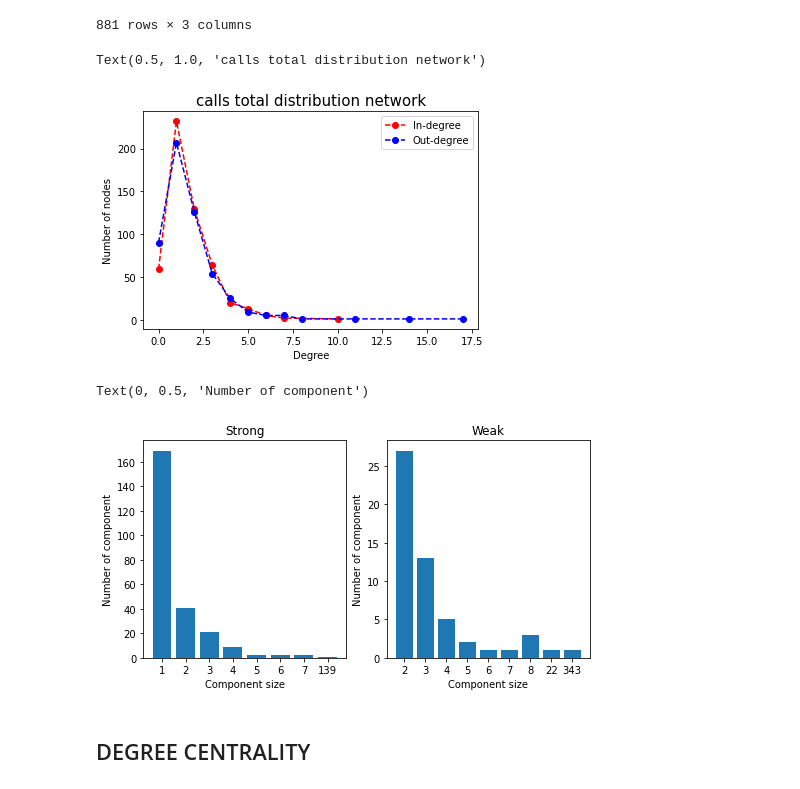
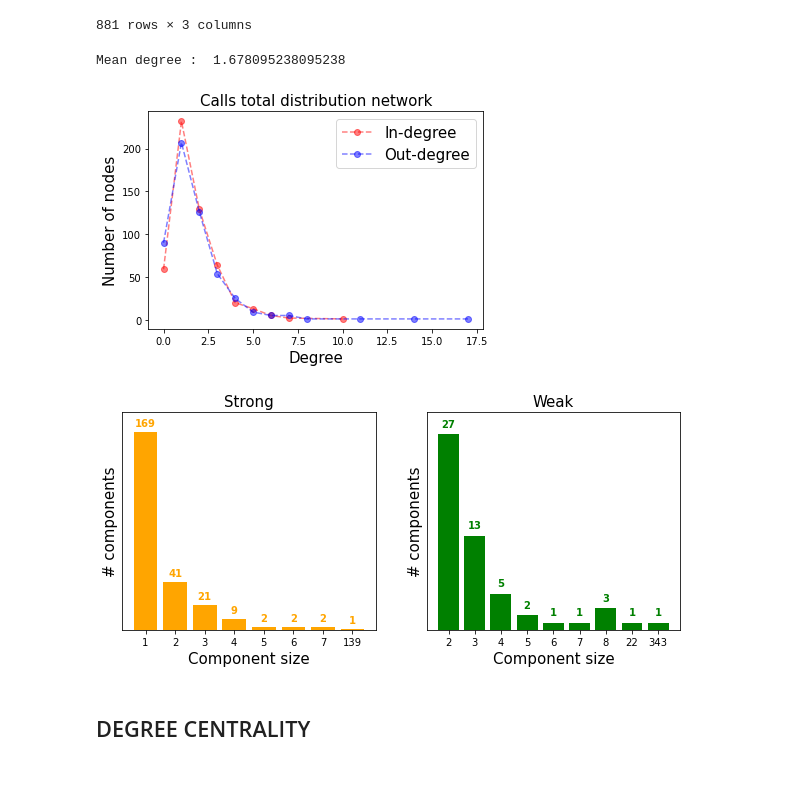
Before and after one commit to dariobaron/copenhagen_project, a Jupyter notebook: Michele_a_Copenhagen.ipynb, the cells around one changed output. Drawn from its saved outputs; the diff is of its cells as text; code cells hidden in the pictures.

```diff
--- a/Michele_a_Copenhagen.ipynb
+++ b/Michele_a_Copenhagen.ipynb
@@ -248,0 +267,10 @@ plt.plot(X[:24],Y[24*(giorno-1):24*(giorno)],'o--')
+# %%
+fig, ax = plt.subplots(4,7,figsize=(26,16))
+
+
+for i,g in enumerate(range(7*4)):
+    x = i//7
+    y = i%7
+    ax[x,y].plot(X[:24],Y[24*(g):24*(g+1)],'o--')
+    ax[x,y].set_title(days[i%7] + ' - week ' + str(x+1))
+    ax[x,y].set_ylim(-1,max(Y)+1)
@@ -267,6 +354,9 @@ df1 = sms_total.copy()
 df1['sender'] = sms_total['recipient']
 df1['recipient'] = sms_total['sender']
 # %%
-pd.concat([df1,sms_total],ignore_index=True).sort_values(by="weight",ascending=False).head(10)
+app = pd.concat([df1,sms_total],ignore_index=True)
+app = app.groupby(['sender','recipient']).sum().reset_index().sort_values(by="weight",ascending=False)
+
+app.head(6)
 # %% [output]
 |  | sender | recipient | weight |
@@ -335,8 +421,8 @@ for i,a in enumerate(ax.flatten()):
     out_hist = [degrees_out.count(x) for x in out_values]
 
 
-    a.plot(in_values,in_hist,'ro-') # in-degree
-    a.plot(out_values,out_hist,'bo-') # out-degree
+    a.plot(in_values,in_hist,'ro-',alpha=.5) # in-degree
+    a.plot(out_values,out_hist,'bo-',alpha=.5) # out-degree
     a.legend(['In-degree','Out-degree'])
     a.set_xlabel('Degree')
     a.set_ylabel('Number of nodes')
@@ -382,41 +468,50 @@ out_hist = [degrees_out.count(x) for x in out_values]
 #plt.plot(in_values,sum(in_hist)-np.cumsum(in_hist),'ro--') # in-degree
 #plt.plot(out_values,sum(out_hist)-np.cumsum(out_hist),'bo--') # out-degree
 
-plt.plot(in_values,in_hist,'ro--') # in-degree
-plt.plot(out_values,out_hist,'bo--') # out-degree
-plt.legend(['In-degree','Out-degree'])
-plt.xlabel('Degree')
-plt.ylabel('Number of nodes')
-plt.title('calls total distribution network', fontsize=15)
+plt.plot(in_values,in_hist,'ro--',alpha=.5) # in-degree
+plt.plot(out_values,out_hist,'bo--',alpha=.5) # out-degree
+plt.legend(['In-degree','Out-degree'], fontsize=15)
+plt.xlabel('Degree', fontsize=15)
+plt.ylabel('Number of nodes', fontsize=15)
+plt.title('Calls total distribution network', fontsize=15)
+print('Mean degree : ', avrg_degree_in)
 # %% [output]
-Text(0.5, 1.0, 'calls total distribution network')
+Mean degree :  1.678095238095238
-[figure, old version]
+[figure, new version]
 # %%
-fig, ax = plt.subplots(1,2,figsize=(8,4))
+fig, ax = plt.subplots(1,2,figsize=(10,4))
 
 
 strong_com = list(nx.strongly_connected_components(G_calls))
 weak_com = list(nx.weakly_connected_components(G_calls))
+
 strong = []
 weak = []
 for c in strong_com:
     strong.append(len(c))
 for c in weak_com:
     weak.append(len(c))
 x,y = np.unique(strong,return_counts=True)
-ax[0].bar([str(i) for i in x],y)
-ax[0].set_title("Strong")
-ax[0].set_xlabel("Component size")
-ax[0].set_ylabel("Number of component")
+ax[0].bar([str(i) for i in x],y,color='orange')
+ax[0].set_title("Strong",fontsize=15)
+ax[0].set_xlabel("Component size",fontsize=15)
+ax[0].set_ylabel("# components",fontsize=15)
+ax[0].set_yticks([])
+ax[0].set_ylim(0,max(y)+17)
+for i, v in enumerate(y):
+    ax[0].text(i ,v + 5, str(v), color='orange' , fontweight='bold', ha='center')
 
 x,y = np.unique(weak,return_counts=True)
-ax[1].bar([str(i) for i in x],y)
-ax[1].set_title("Weak")
-ax[1].set_xlabel("Component size")
-ax[1].set_ylabel("Number of component")
+ax[1].bar([str(i) for i in x],y,color='green')
+ax[1].set_title("Weak",fontsize=15)
+ax[1].set_xlabel("Component size",fontsize=15)
+ax[1].set_ylabel("# components",fontsize=15)
+ax[1].set_yticks([])
+ax[1].set_ylim(0,max(y)+3)
+for i, v in enumerate(y):
+    ax[1].text(i,v + 1, str(v), color='green' , fontweight='bold', ha='center')
 # %% [output]
-Text(0, 0.5, 'Number of component')
-[figure, old version]
+[figure, new version]
 # %% [markdown]
 ## DEGREE CENTRALITY
 # %%
```
Also changed, not shown: parts of 29 cells of this notebook.
